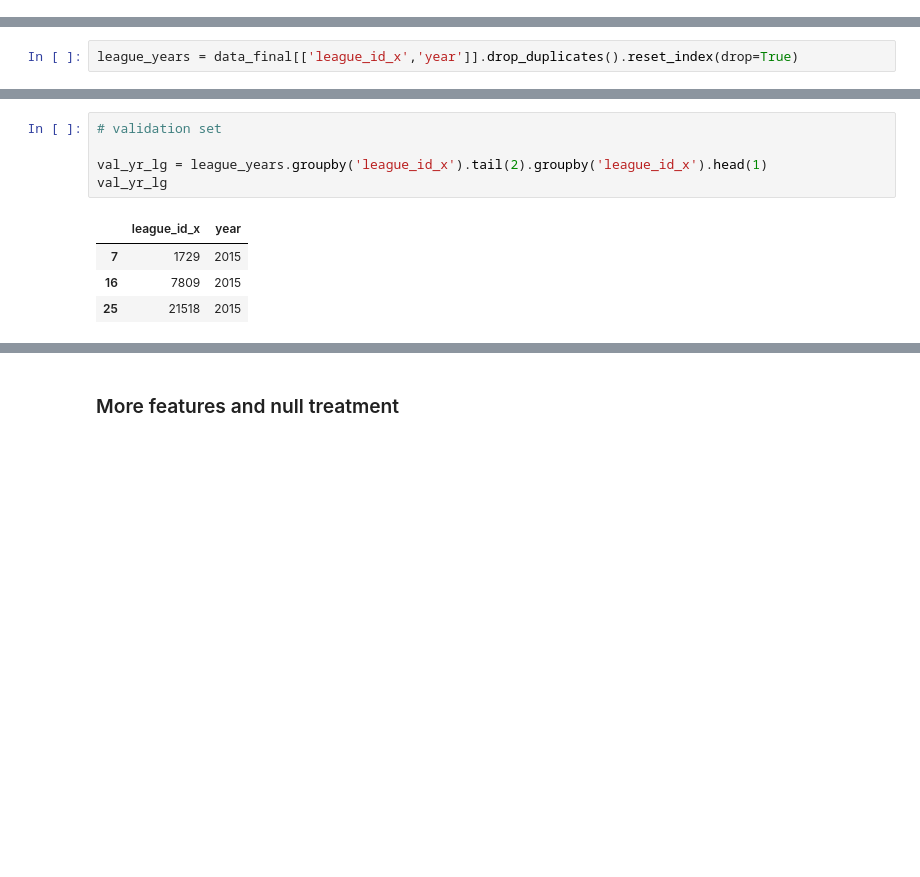
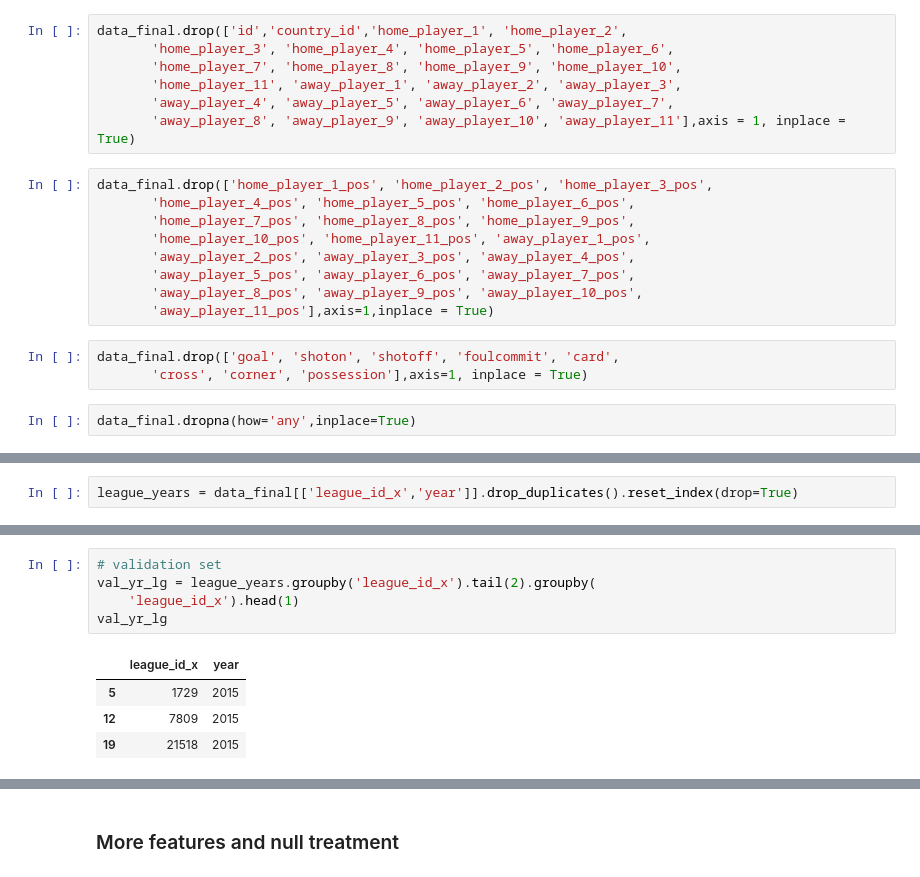
Before and after one commit to KeremTurgutlu/deepodds-sandbox, a Jupyter notebook: rf_baseline.ipynb, the cells around one changed output, grey strips where cells are left out. Cells and saved outputs as stored; diff of their text form; blank space fills up the shorter version.

```diff
--- a/rf_baseline.ipynb
+++ b/rf_baseline.ipynb
@@ -47 +200,22 @@ data_final[:6]
+# %%
+data_final.drop(['id','country_id','home_player_1', 'home_player_2',
+       'home_player_3', 'home_player_4', 'home_player_5', 'home_player_6',
+       'home_player_7', 'home_player_8', 'home_player_9', 'home_player_10',
+       'home_player_11', 'away_player_1', 'away_player_2', 'away_player_3',
+       'away_player_4', 'away_player_5', 'away_player_6', 'away_player_7',
+       'away_player_8', 'away_player_9', 'away_player_10', 'away_player_11'],axis = 1, inplace = True)
+# %%
+data_final.drop(['home_player_1_pos', 'home_player_2_pos', 'home_player_3_pos',
+       'home_player_4_pos', 'home_player_5_pos', 'home_player_6_pos',
+       'home_player_7_pos', 'home_player_8_pos', 'home_player_9_pos',
+       'home_player_10_pos', 'home_player_11_pos', 'away_player_1_pos',
+       'away_player_2_pos', 'away_player_3_pos', 'away_player_4_pos',
+       'away_player_5_pos', 'away_player_6_pos', 'away_player_7_pos',
+       'away_player_8_pos', 'away_player_9_pos', 'away_player_10_pos',
+       'away_player_11_pos'],axis=1,inplace = True)
+# %%
+data_final.drop(['goal', 'shoton', 'shotoff', 'foulcommit', 'card',
+       'cross', 'corner', 'possession'],axis=1, inplace = True)
+# %%
+data_final.dropna(how='any',inplace=True)
 # %%
@@ -96,12 +267,12 @@ league_years
 # %%
 # validation set
-
-val_yr_lg = league_years.groupby('league_id_x').tail(2).groupby('league_id_x').head(1)
+val_yr_lg = league_years.groupby('league_id_x').tail(2).groupby(
+    'league_id_x').head(1)
 val_yr_lg
 # %% [output]
 |  | league_id_x | year |
-| 7 | 1729 | 2015 |
-| 16 | 7809 | 2015 |
-| 25 | 21518 | 2015 |
+| 5 | 1729 | 2015 |
+| 12 | 7809 | 2015 |
+| 19 | 21518 | 2015 |
 # %%
 # test set
```
Also changed, not shown: parts of 38 cells of this notebook, 1 other file.
